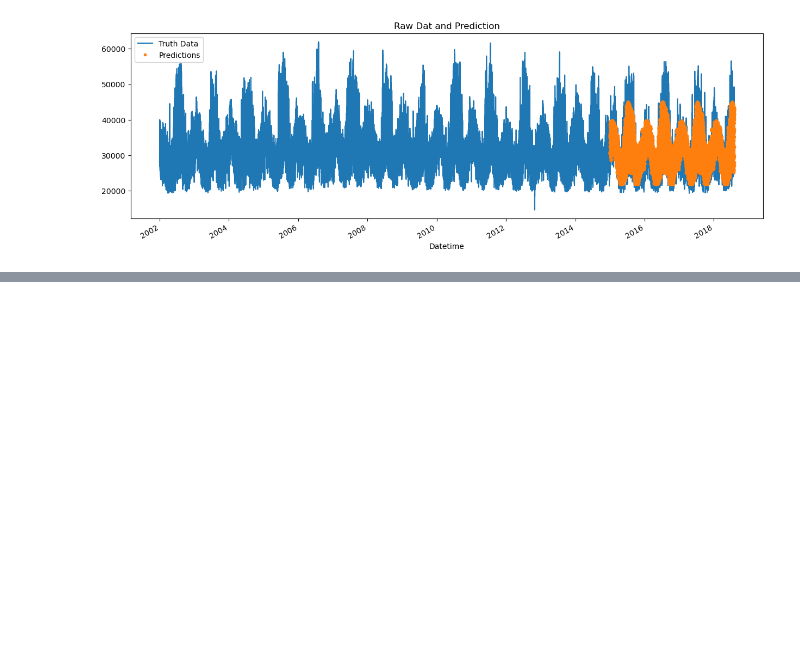
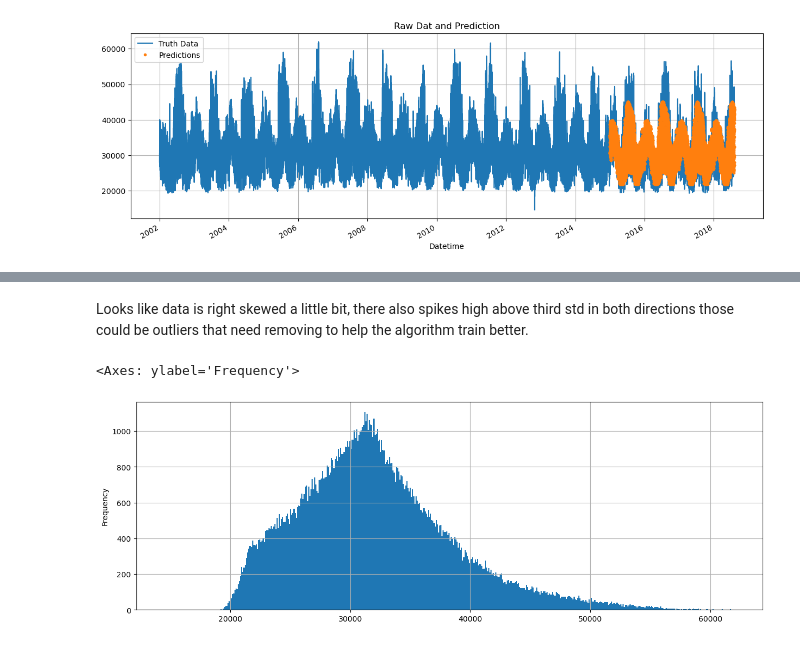
Before and after one commit to MarwanH7/Energy_Consumption_Forecasting_Dashboard, a Jupyter notebook: Notebook(MVP).ipynb, the cells around one changed output, grey strips where cells are left out. Saved outputs shown, nothing was run; the diff lists cells and outputs as text; code cells hidden in the pictures; blank space fills up the shorter version.

```diff
--- a/Notebook(MVP).ipynb
+++ b/Notebook(MVP).ipynb
@@ -355,0 +462,7 @@ plt.show()
+# %% [markdown]
+Looks like data is right skewed a little bit, there also spikes high above third std in both directions those could be outliers that need removing to help the algorithm train better.
+# %%
+df['PJME_MW'].plot(kind = 'hist', bins=500, figsize = (15,5))
+# %% [output]
+<Axes: ylabel='Frequency'>
+[figure, added]
```
Also changed, not shown: parts of 28 cells of this notebook.
